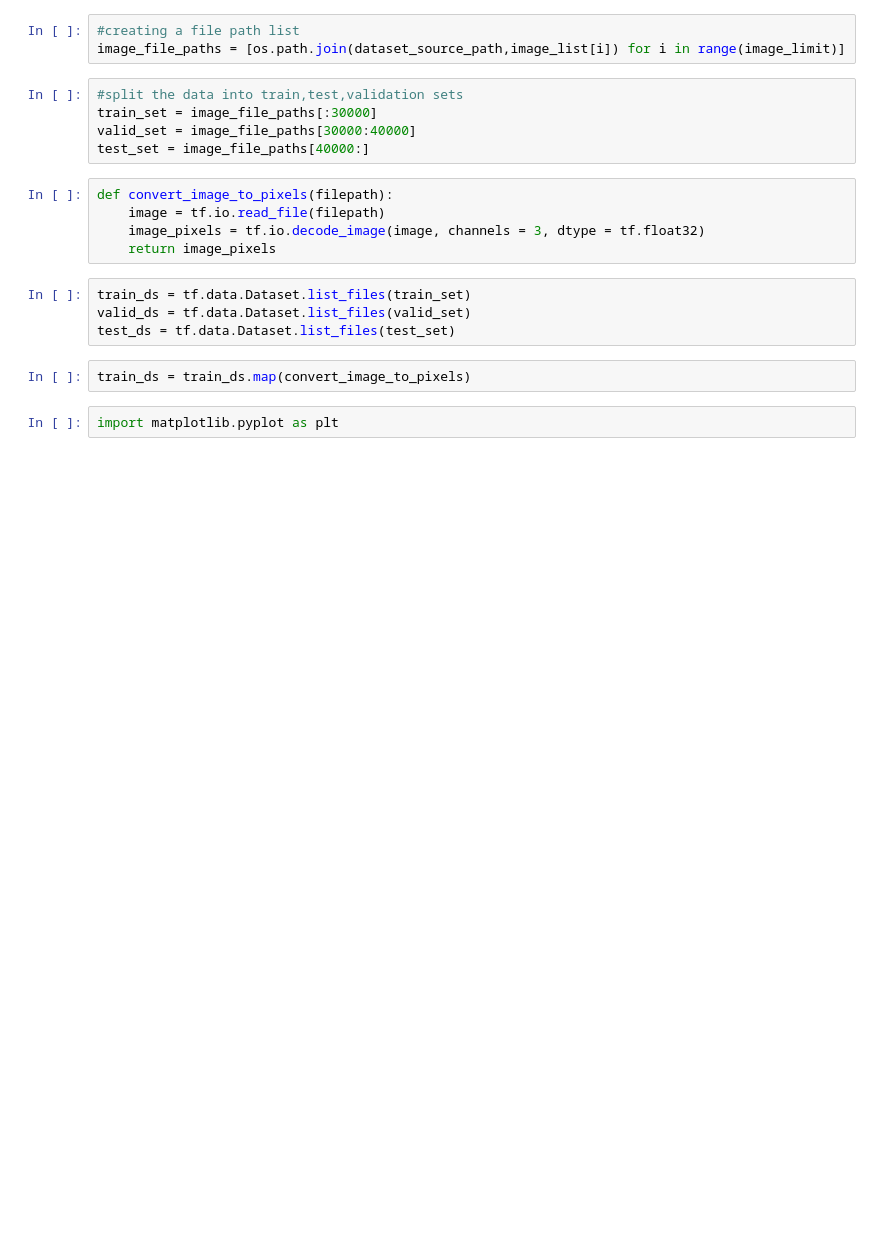
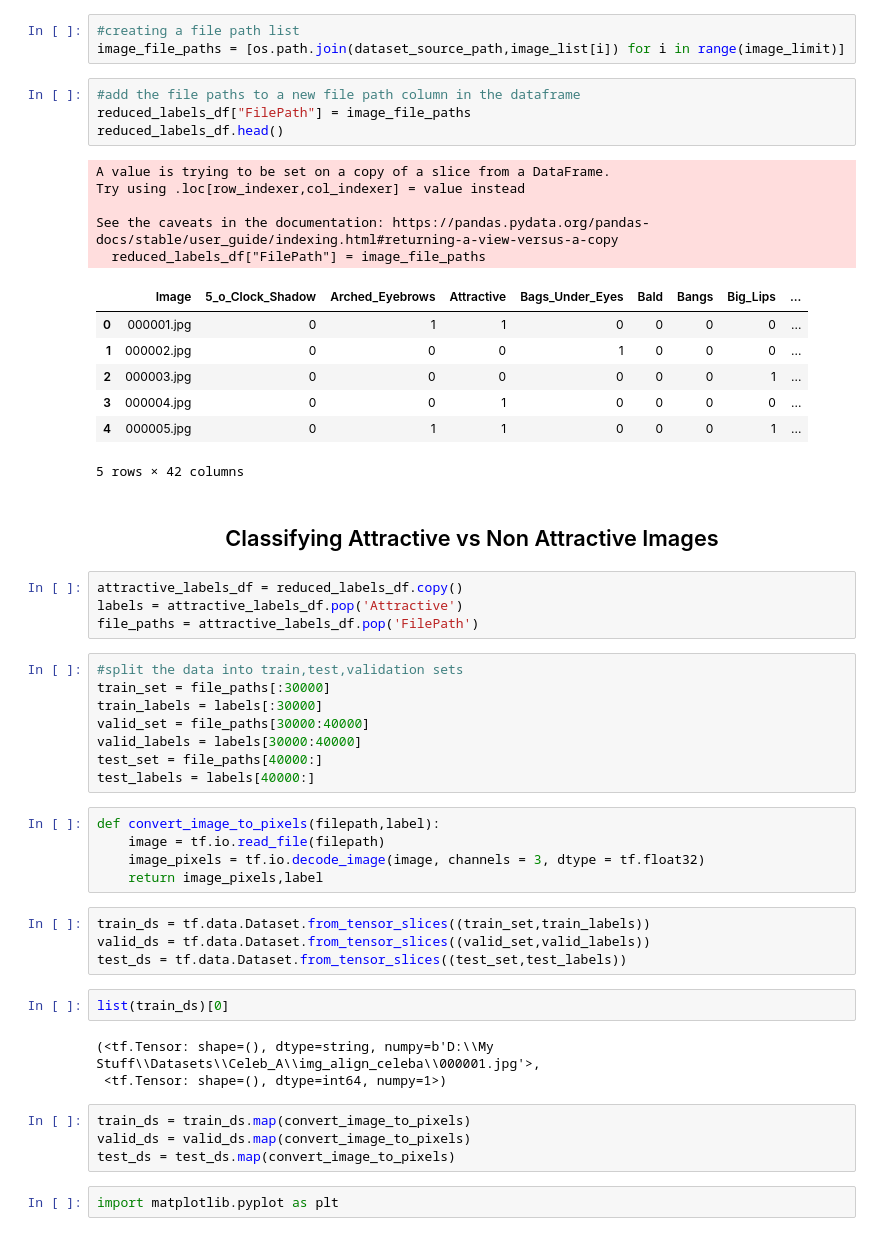
Before and after one commit to Pasindu19970808/Hands-on-Machine-Learning-Textbook-Exercises, a Jupyter notebook: DeepLearning_1/Celeb_A/Celeb_a.ipynb, the cells around one changed output. Drawn from its saved outputs; the diff is of its cells as text; blank space fills up the shorter version.

```diff
--- a/DeepLearning_1/Celeb_A/Celeb_a.ipynb
+++ b/DeepLearning_1/Celeb_A/Celeb_a.ipynb
@@ -40,21 +85,54 @@ list_of_rows = list(map(prep_label_rows,list_of_rows))
 # %%
 #creating a file path list
 image_file_paths = [os.path.join(dataset_source_path,image_list[i]) for i in range(image_limit)]
+# %%
+#add the file paths to a new file path column in the dataframe
+reduced_labels_df["FilePath"] = image_file_paths
+reduced_labels_df.head()
+# %% [output]
+A value is trying to be set on a copy of a slice from a DataFrame.
+Try using .loc[row_indexer,col_indexer] = value instead
+
+See the caveats in the documentation: https://pandas.pydata.org/pandas-docs/stable/user_guide/indexing.html#returning-a-view-versus-a-copy
+  reduced_labels_df["FilePath"] = image_file_paths
+|  | Image | 5_o_Clock_Shadow | Arched_Eyebrows | Attractive | Bags_Under_Eyes | Bald | Bangs | Big_Lips | ... |
+| 0 | 000001.jpg | 0 | 1 | 1 | 0 | 0 | 0 | 0 | ... |
+| 1 | 000002.jpg | 0 | 0 | 0 | 1 | 0 | 0 | 0 | ... |
+| 2 | 000003.jpg | 0 | 0 | 0 | 0 | 0 | 0 | 1 | ... |
+| 3 | 000004.jpg | 0 | 0 | 1 | 0 | 0 | 0 | 0 | ... |
+| 4 | 000005.jpg | 0 | 1 | 1 | 0 | 0 | 0 | 1 | ... |
+5 rows × 42 columns
+# %% [markdown]
+<h2 style = "text-align:center;"> Classifying Attractive vs Non Attractive Images </h2>
+# %%
+attractive_labels_df = reduced_labels_df.copy()
+labels = attractive_labels_df.pop('Attractive')
+file_paths = attractive_labels_df.pop('FilePath')
 # %%
 #split the data into train,test,validation sets
-train_set = image_file_paths[:30000]
-valid_set = image_file_paths[30000:40000]
-test_set = image_file_paths[40000:]
+train_set = file_paths[:30000]
+train_labels = labels[:30000]
+valid_set = file_paths[30000:40000]
+valid_labels = labels[30000:40000]
+test_set = file_paths[40000:]
+test_labels = labels[40000:]
 # %%
-def convert_image_to_pixels(filepath):
+def convert_image_to_pixels(filepath,label):
     image = tf.io.read_file(filepath)
     image_pixels = tf.io.decode_image(image, channels = 3, dtype = tf.float32)
-    return image_pixels
+    return image_pixels,label
 # %%
-train_ds = tf.data.Dataset.list_files(train_set)
-valid_ds = tf.data.Dataset.list_files(valid_set)
-test_ds = tf.data.Dataset.list_files(test_set)
+train_ds = tf.data.Dataset.from_tensor_slices((train_set,train_labels))
+valid_ds = tf.data.Dataset.from_tensor_slices((valid_set,valid_labels))
+test_ds = tf.data.Dataset.from_tensor_slices((test_set,test_labels))
+# %%
+list(train_ds)[0]
+# %% [output]
+(<tf.Tensor: shape=(), dtype=string, numpy=b'D:\\My Stuff\\Datasets\\Celeb_A\\img_align_celeba\\000001.jpg'>,
+ <tf.Tensor: shape=(), dtype=int64, numpy=1>)
 # %%
 train_ds = train_ds.map(convert_image_to_pixels)
+valid_ds = valid_ds.map(convert_image_to_pixels)
+test_ds = test_ds.map(convert_image_to_pixels)
 # %%
 import matplotlib.pyplot as plt
```
Also changed, not shown: parts of 17 cells of this notebook.
